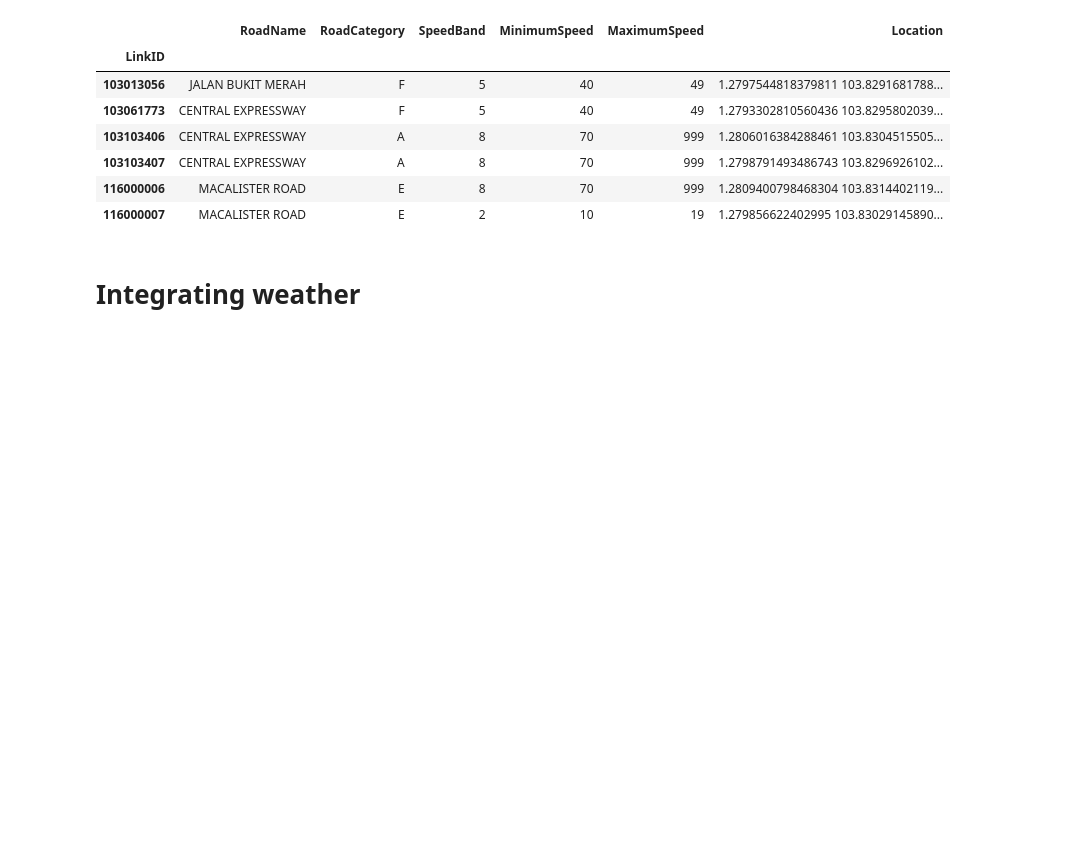
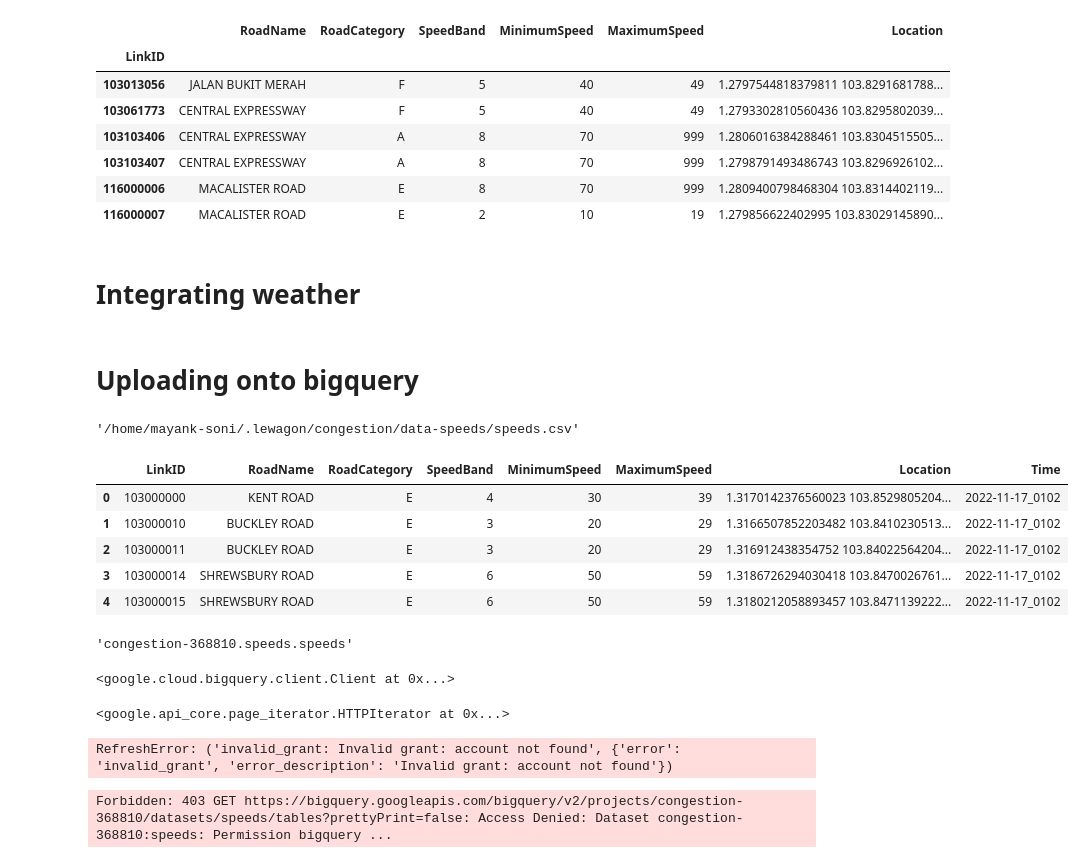
Before and after one commit to mayank-soni/congestion, a Jupyter notebook: notebooks/Project exploration.ipynb, the cells around one changed output. Saved outputs shown, nothing was run; the diff lists cells and outputs as text; code cells hidden in the pictures; blank space fills up the shorter version.

Commit message:
Finished save_cloud

```diff
--- a/notebooks/Project exploration.ipynb
+++ b/notebooks/Project exploration.ipynb
@@ -192,3 +200,5 @@ speedsdf.loc[['103013056',
 | 116000007 | MACALISTER ROAD | E | 2 | 10 | 19 | 1.279856622402995 103.83029145890... |
 # %% [markdown]
 # Integrating weather
+# %% [markdown]
+# Uploading onto bigquery
@@ -194,0 +211,47 @@ speedsdf.loc[['103013056',
+# %%
+os.path.join(LOCAL_DATA_PATH, 'data-speeds', 'speeds.csv')
+# %% [output]
+'/home/mayank-soni/.lewagon/congestion/data-speeds/speeds.csv'
+# %%
+speedsdf = pd.read_csv(os.path.join(LOCAL_DATA_PATH, 'data-speeds', 'speeds.csv'))
+# %% [output]
+|  | LinkID | RoadName | RoadCategory | SpeedBand | MinimumSpeed | MaximumSpeed | Location | Time |
+| 0 | 103000000 | KENT ROAD | E | 4 | 30 | 39 | 1.3170142376560023 103.8529805204... | 2022-11-17_0102 |
+| 1 | 103000010 | BUCKLEY ROAD | E | 3 | 20 | 29 | 1.3166507852203482 103.8410230513... | 2022-11-17_0102 |
+| 2 | 103000011 | BUCKLEY ROAD | E | 3 | 20 | 29 | 1.316912438354752 103.84022564204... | 2022-11-17_0102 |
+| 3 | 103000014 | SHREWSBURY ROAD | E | 6 | 50 | 59 | 1.3186726294030418 103.8470026761... | 2022-11-17_0102 |
+| 4 | 103000015 | SHREWSBURY ROAD | E | 6 | 50 | 59 | 1.3180212058893457 103.8471139222... | 2022-11-17_0102 |
+# %%
+table = f"{PROJECT}.{DATASET}.speeds"
+# %% [output]
+'congestion-368810.speeds.speeds'
+# %%
+client = bigquery.Client(project=PROJECT)
+# %% [output]
+<google.cloud.bigquery.client.Client at 0x...>
+# %%
+tables = client.list_tables(f'{PROJECT}.{DATASET}')
+# %% [output]
+<google.api_core.page_iterator.HTTPIterator at 0x...>
+# %%
+query_job = client.query(
+    """
+    SELECT
+      CONCAT(
+        'https://stackoverflow.com/questions/',
+        CAST(id as STRING)) as url,
+      view_count
+    FROM `bigquery-public-data.stackoverflow.posts_questions`
+    WHERE tags like '%google-bigquery%'
+    ORDER BY view_count DESC
+    LIMIT 10"""
+)
+
+results = query_job.result()  # Waits for job to complete.
+# %% [output]
+RefreshError: ('invalid_grant: Invalid grant: account not found', {'error': 'invalid_grant', 'error_description': 'Invalid grant: account not found'})
+# %%
+for table in tables:
+    print("{}.{}.{}".format(table.project, table.dataset_id, table.table_id))
+# %% [output]
+Forbidden: 403 GET https://bigquery.googleapis.com/bigquery/v2/projects/congestion-368810/datasets/speeds/tables?prettyPrint=false: Access Denied: Dataset congestion-368810:speeds: Permission bigquery ...
```
Also changed, not shown: parts of 7 cells of this notebook, 3 other files.
